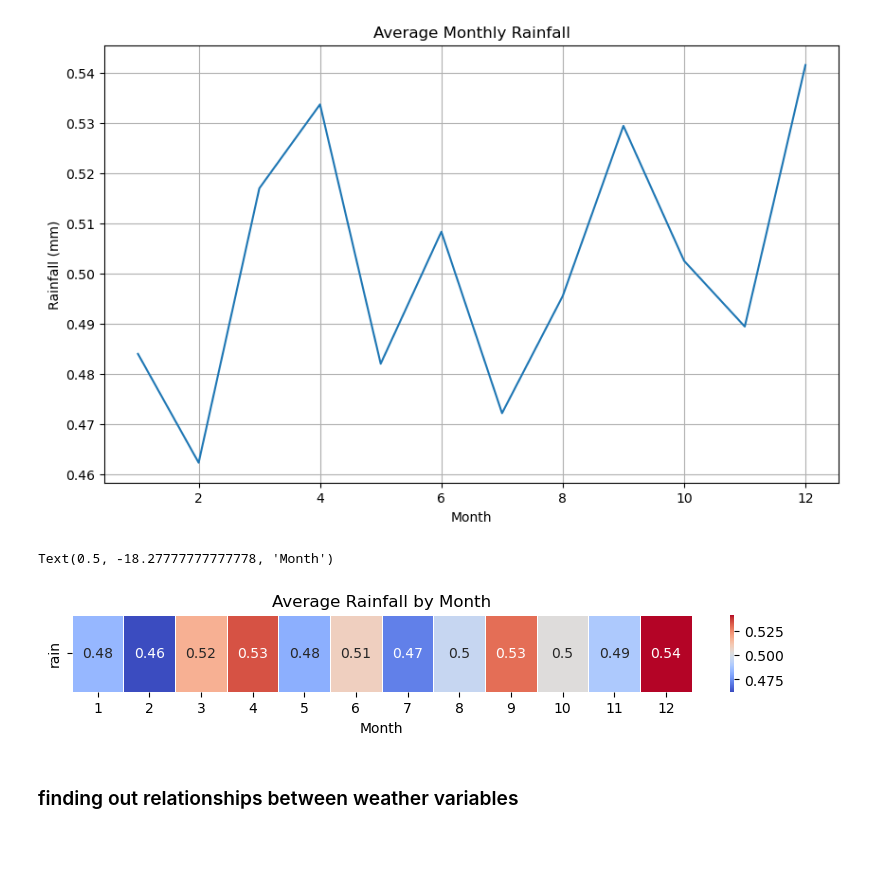
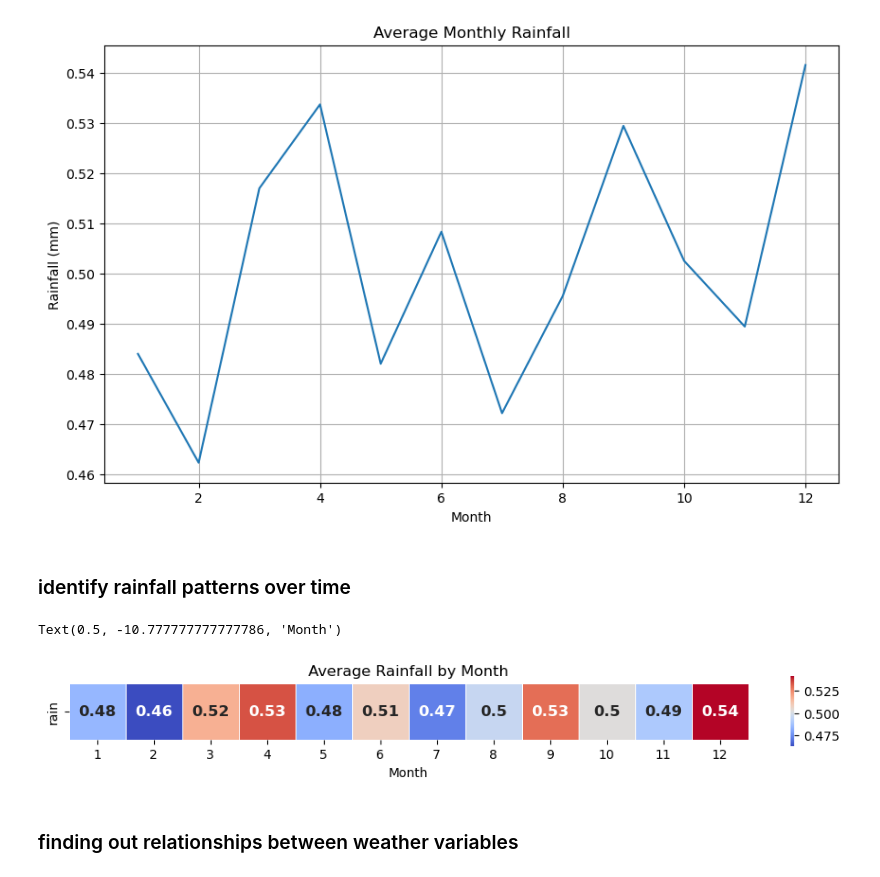
Before and after one commit to GichukiEdwin/Data_Science_EA_Projects, a Jupyter notebook: Weather_Data_Analysis_and_Forecasting.ipynb, the cells around one changed output. Saved outputs shown, nothing was run; the diff lists cells and outputs as text; code cells hidden in the pictures; blank space fills up the shorter version.

```diff
--- a/Weather_Data_Analysis_and_Forecasting.ipynb
+++ b/Weather_Data_Analysis_and_Forecasting.ipynb
@@ -471,15 +473,17 @@ plt.grid(True)
 plt.show()
 # %% [output]
 [figure]
+# %% [markdown]
+### identify rainfall patterns over time
 # %%
 monthly_rain_df=monthly_rain.to_frame().T
-plt.figure(figsize=(10,1))
-sns.heatmap(monthly_rain_df,annot=True,cmap='coolwarm',cbar=True,linewidths=0.5)
+plt.figure(figsize=(12,1))
+sns.heatmap(monthly_rain_df,annot=True,cmap='coolwarm',cbar=True,linewidths=0.5,annot_kws={'fontsize':12,'fontweight':'bold'},square=True)
 plt.title('Average Rainfall by Month')
 plt.xlabel('Month')
 # %% [output]
-Text(0.5, -18.27777777777778, 'Month')
+Text(0.5, -10.777777777777786, 'Month')
-[figure, old version]
+[figure, new version]
 # %% [markdown]
 ### finding out relationships between weather variables
 # %%
```
Also changed, not shown: parts of 3 cells of this notebook.
